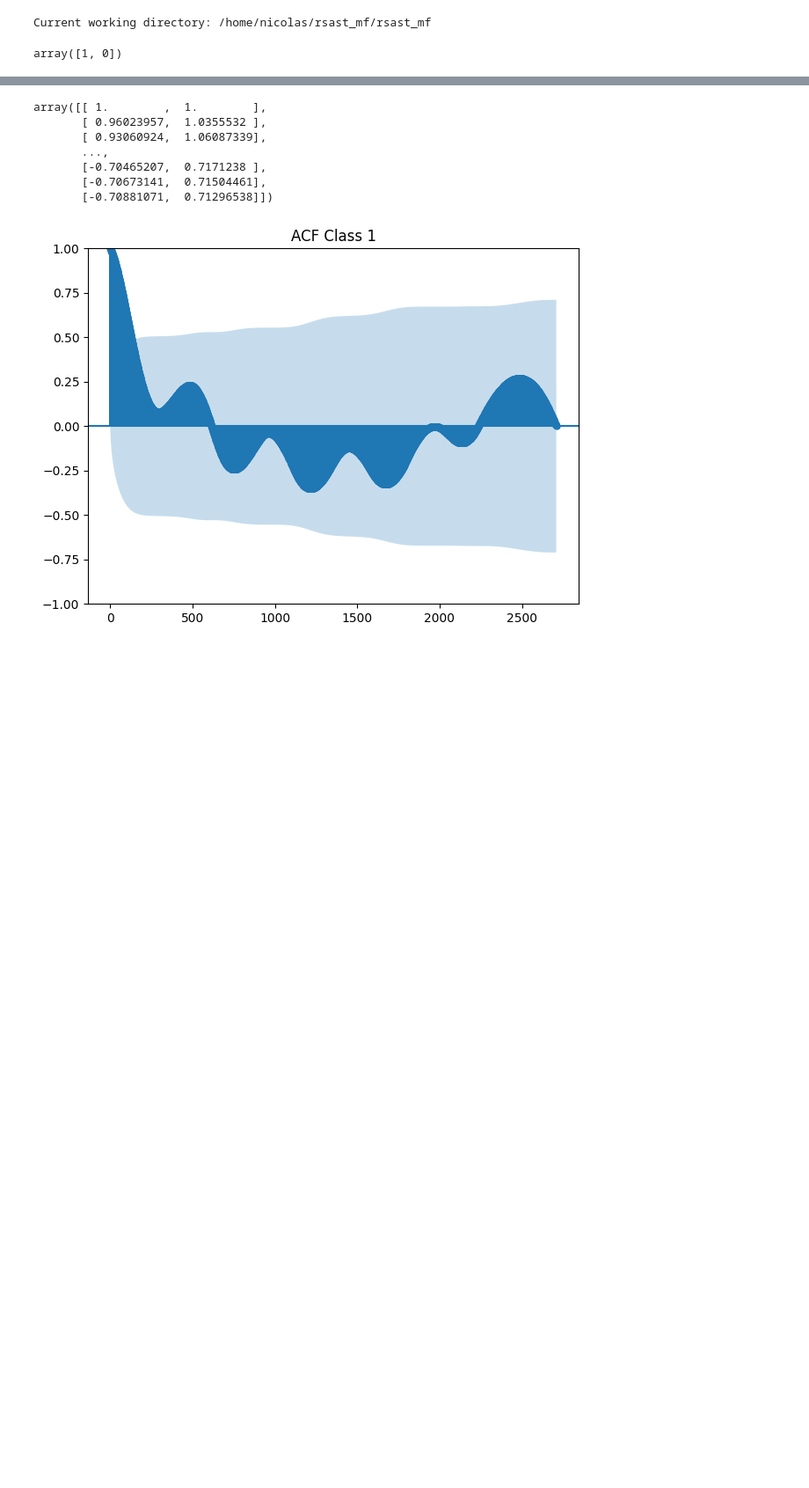
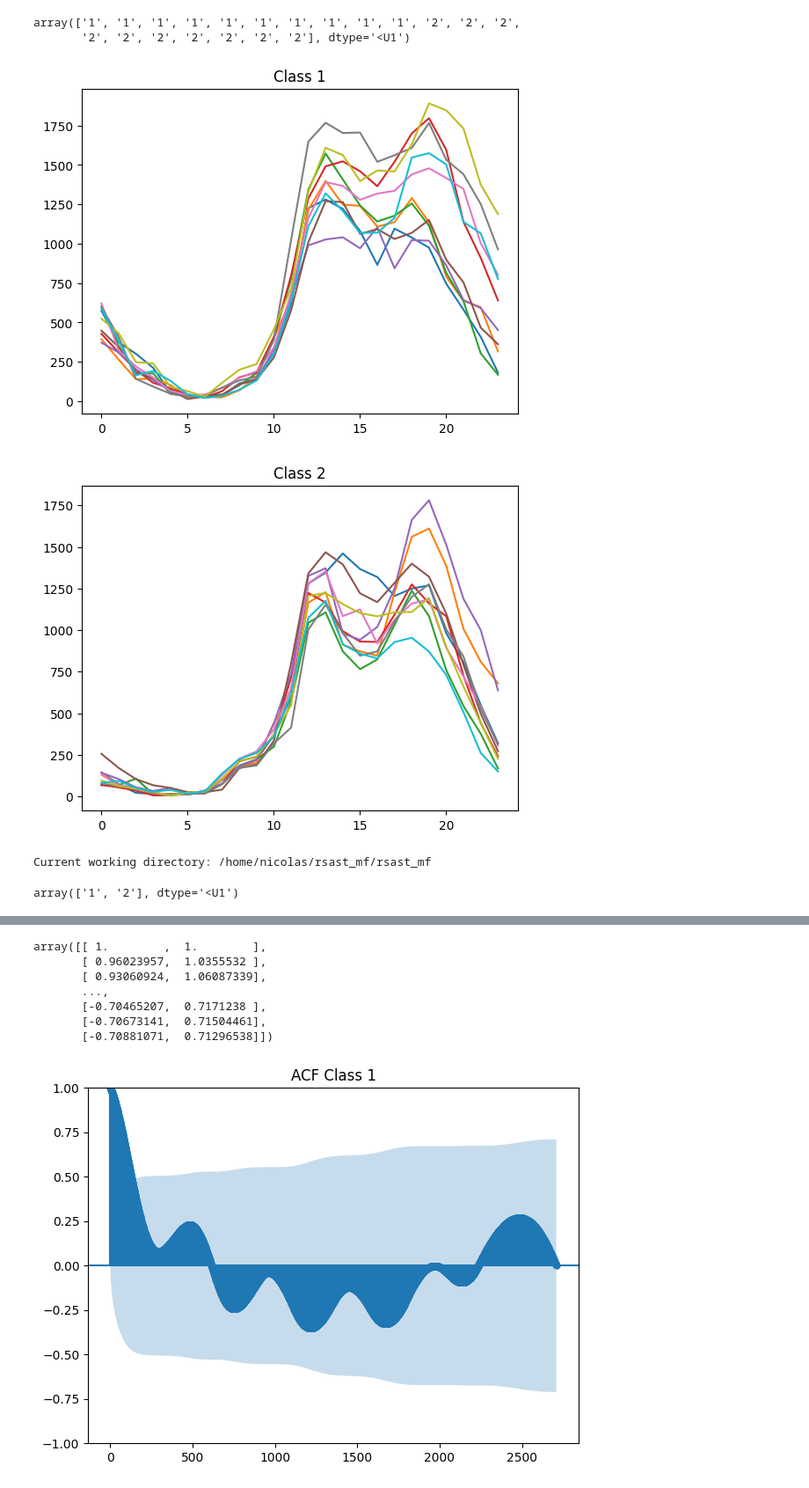
Before and after one commit to nirojasva/rsast_mf, a Jupyter notebook: ExperimentationRSAST/test.ipynb, the cells around one changed output, grey strips where cells are left out. Shown: that part at 88% size. Drawn from its saved outputs; the diff is of its cells as text; code cells hidden in the pictures; blank space fills up the shorter version.

```diff
--- a/ExperimentationRSAST/test.ipynb
+++ b/ExperimentationRSAST/test.ipynb
@@ -1,3 +54,35 @@
+# %%
+y_train
+# %% [output]
+array(['1', '1', '1', '1', '1', '1', '1', '1', '1', '1', '2', '2', '2',
+       '2', '2', '2', '2', '2', '2', '2'], dtype='<U1')
+# %%
+import matplotlib.pyplot as plt
+import pandas as pd
+from sktime.datasets import load_UCR_UEA_dataset  # univariate dataset
+
+X_train, y_train = load_UCR_UEA_dataset("Chinatown",split="train", return_X_y=True,return_type="numpy2d")
+X_test, y_test = load_UCR_UEA_dataset("Chinatown",split="test", return_X_y=True,return_type="numpy2d")
+
+classes=pd.unique(y_train)
+classes
+
+for c in classes:
+
+    X_train_lds_c = X_train[y_train == c][0:10]
+
+    fig, ax = plt.subplots()
+    for ts in X_train_lds_c:
+        ax.plot(ts)
+
+    ax.set(title='Class '+str(c))
+
+
+    #fig.savefig("test.png")
+    plt.show()
+# %% [output]
+[figure, added]
+[figure, added]
 # %%
 # Import the os module
 import os
@@ -27,7 +112,7 @@ import matplotlib.pyplot as plt
 import pandas as pd
 # %%
 #path="C:\Users\Surface pro\random_sast\sast\data"
-ds='HandOutlines' # Chosing a dataset from # Number of classes to consider
+ds='Chinatown' # Chosing a dataset from # Number of classes to consider
 
 rtype="numpy2D"
 ds_train_lds , ds_test_lds = load_dataset(ds_folder=path+'/data',ds_name=ds,shuffle=False)
@@ -37,10 +122,10 @@ X_train_lds=np.nan_to_num(X_train_lds)
 y_train_lds=np.nan_to_num(y_train_lds)
 X_test_lds=np.nan_to_num(X_test_lds)
 y_test_lds=np.nan_to_num(y_test_lds)
-classes=pd.unique(y_train_lds)
+classes=pd.unique(y_train)
 classes
 # %% [output]
-array([1, 0])
+array(['1', '2'], dtype='<U1')
 # %%
 for c in classes:
 
```
Also changed, not shown: parts of 13 cells of this notebook, 54 other files.
